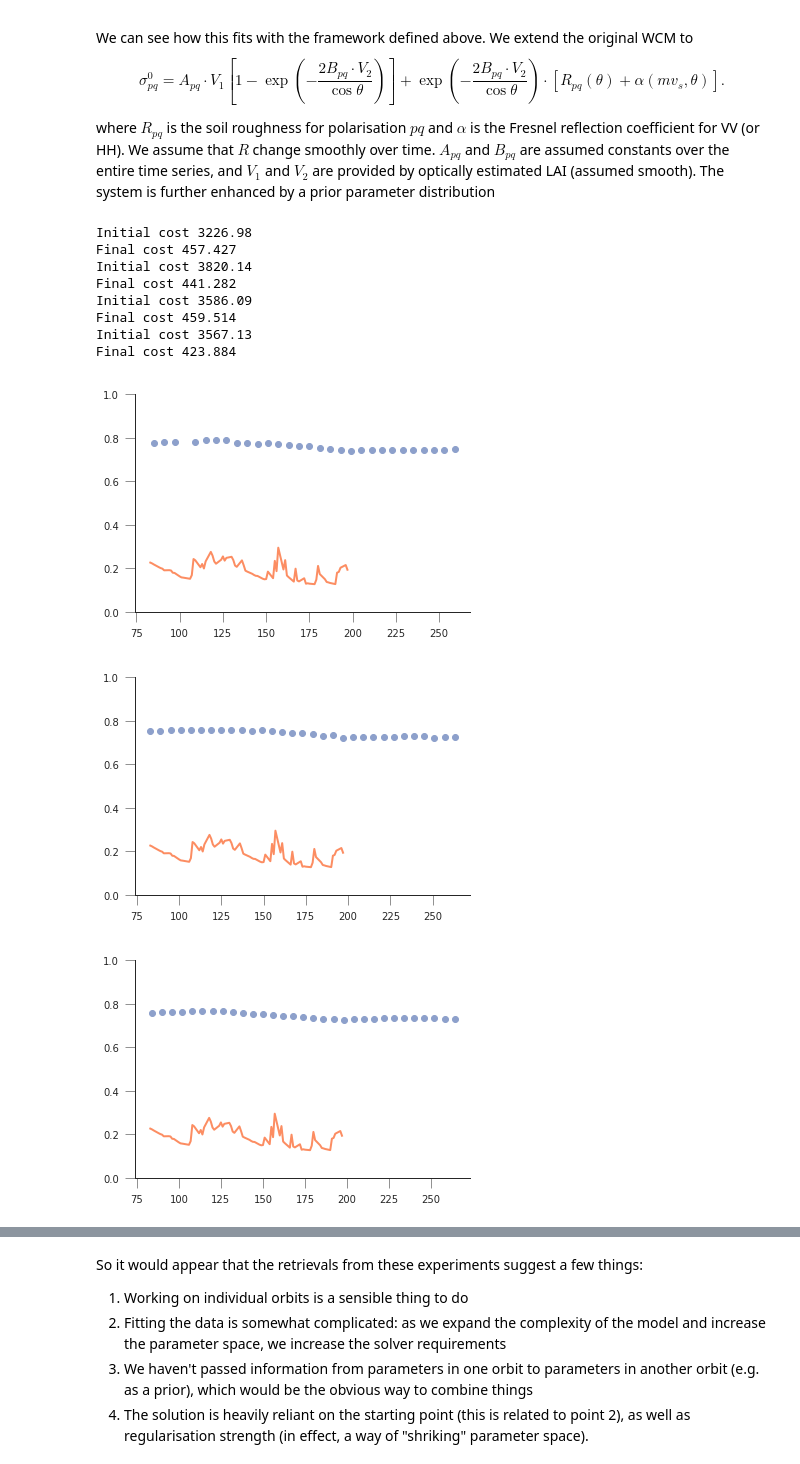
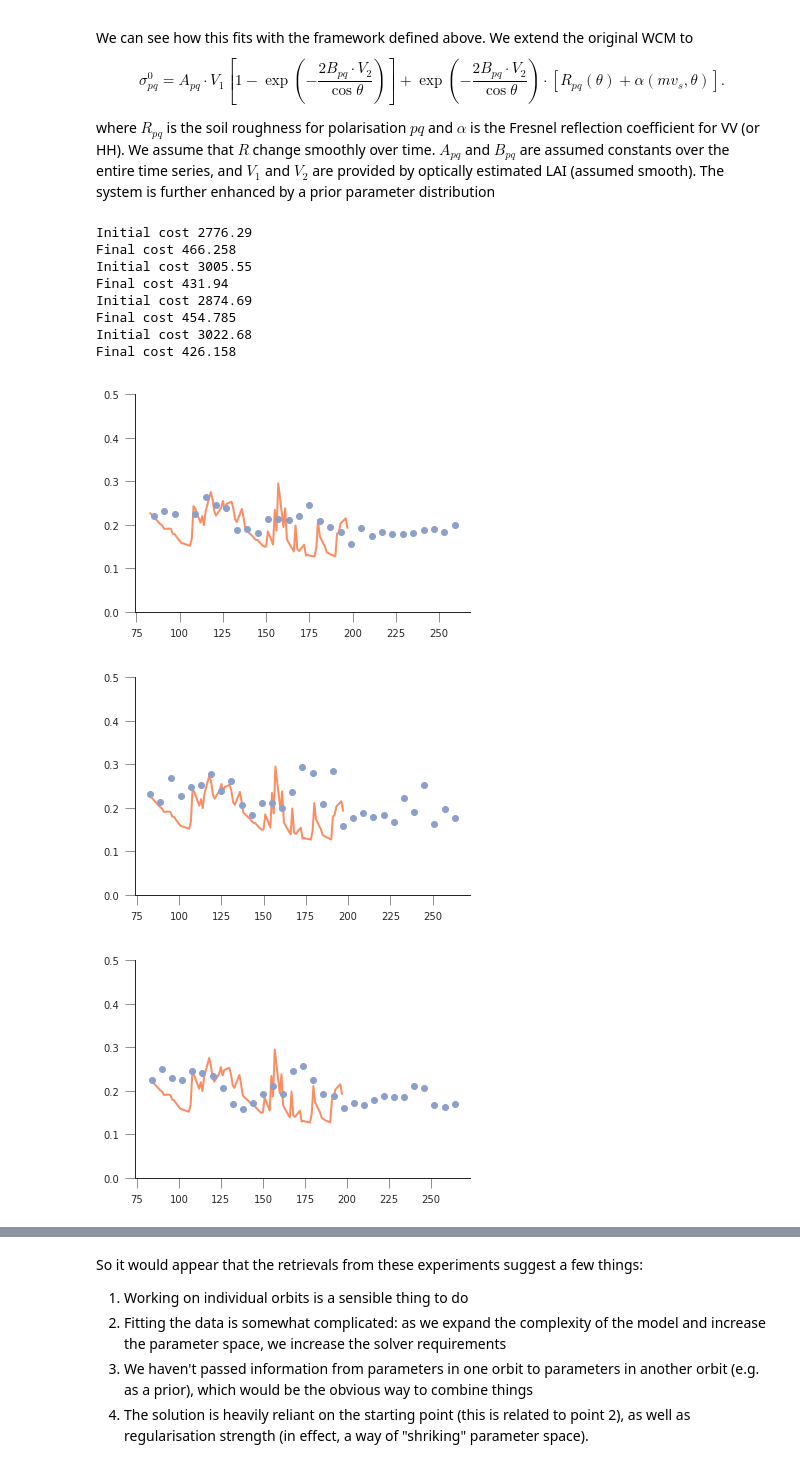
Before and after one commit to jgomezdans/sar_homework, a Jupyter notebook: S1_S2_retrievals_experiments.ipynb, the cells around one changed output, grey strips where cells are left out. Drawn from its saved outputs; the diff is of its cells as text; code cells hidden in the pictures.

```diff
--- a/S1_S2_retrievals_experiments.ipynb
+++ b/S1_S2_retrievals_experiments.ipynb
@@ -578,44 +580,44 @@ from SAR_retrieval_machinery import *
 field = "301"
 for orbit_no, orbit_data in prepare_field_data(
                             field, df, df_s2, ignore_orbits=False).items():
     doy, passer, n_obs, svv, svh, theta, s2_lai, s2_cab, s2_cbrown = orbit_data
     ##rr = np.ones_like(passer, dtype=np.float32)*np.nan
 
     sm_mean = np.nanmean([df[f"SM_{field:s}"][passer] for field in fields], axis=0)
     sm_mean = gaussian_filter1d(sm_mean, 3)
-    alpha_mean = fresnel(mv2eps(1.36, 20.9, 94.5, sm_mean), theta.mean())
+    alpha_mean = fresnel(mv2eps(1.99, 38.9, 11.5, sm_mean), theta.mean())
     #sm_std = 5.*np.nanstd([df[f"SM_{field:s}"][passer]
     #                        for field in fields], axis=0)
     #sm_std[sm_std == 0] = 0.2
     #print(sm_std)
     alpha_std = np.ones_like(alpha_mean)*0.2
 
 
 
 
     prior_mean = np.concatenate([[0,]*6, alpha_mean, np.zeros_like(sm_mean), s2_lai])
     prior_sd = np.concatenate([[10., ]*6, alpha_std, [0.1,]*n_obs, [0.05, ]*n_obs])
     gamma = (10000, 500)
     retval, residuals = invert_field_(svv, svh, theta, prior_mean, prior_sd, gamma, s2_lai)
     plt.figure()
 
     #plt.plot(doy, retval.x[6:(6+len(svv))], 'o')
     alpha = retval.x[6:(6+len(svv))]
-    sols = quad_approx_solver(1.36, 80, 45.,theta, alpha)
+    sols = quad_approx_solver(1.99, 38.9, 11.5,theta, alpha)
 
     plt.plot(df["doy_301"], df["SM_301"])
     plt.plot(doy, [s[0] for s in sols], 'o')
     plt.plot(doy, [s[1] for s in sols], 'o')
-    plt.ylim(0,1)
+    plt.ylim(0,0.5)
 # %% [output]
-Initial cost 3226.98
-Final cost 457.427
-Initial cost 3820.14
-Final cost 441.282
-Initial cost 3586.09
-Final cost 459.514
-Initial cost 3567.13
-Final cost 423.884
+Initial cost 2776.29
+Final cost 466.258
+Initial cost 3005.55
+Final cost 431.94
+Initial cost 2874.69
+Final cost 454.785
+Initial cost 3022.68
+Final cost 426.158
-[figure, old version]
+[figure, new version]
-[figure, old version]
+[figure, new version]
-[figure, old version]
+[figure, new version]
```
Also changed, not shown: parts of 5 cells of this notebook.
